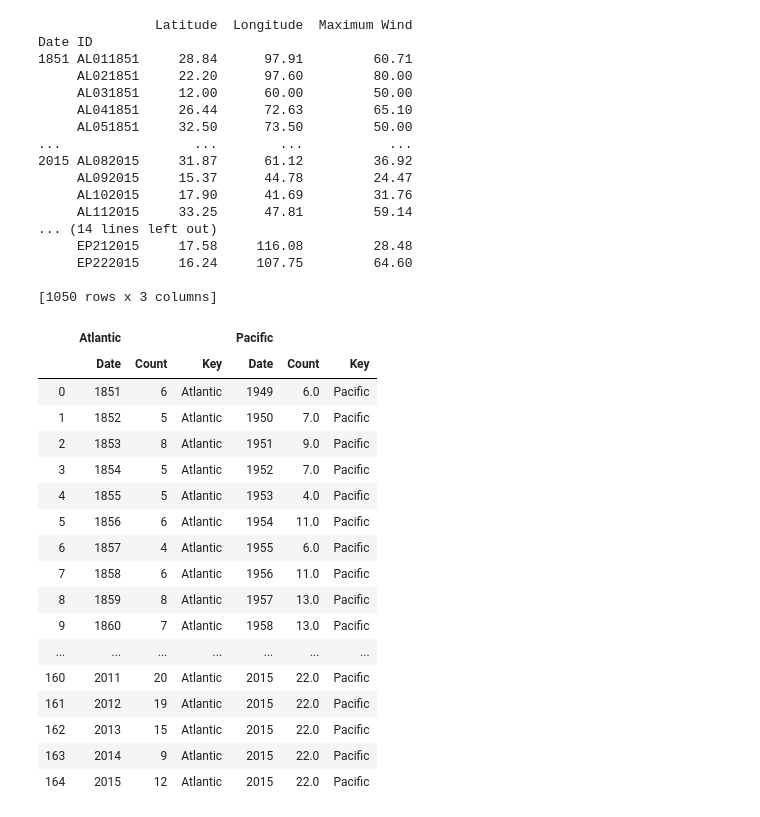
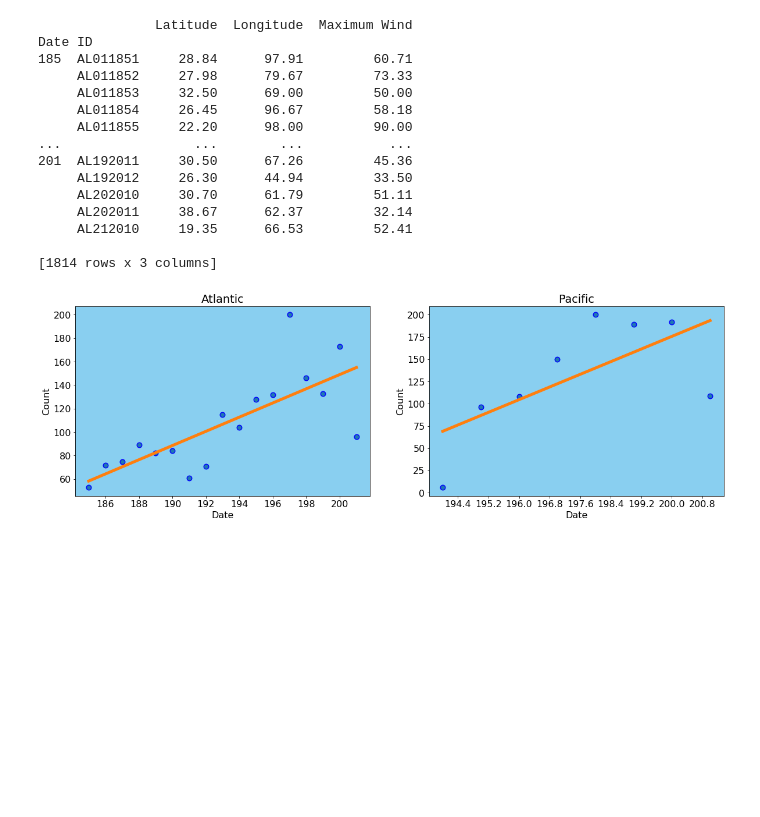
Before and after one commit to abd124abd/thinkful_data_science, a Jupyter notebook: prep_course/prep_capstone_hurricane_data_analysis.ipynb, the cells around one changed output. Saved outputs shown, nothing was run; the diff lists cells and outputs as text; code cells hidden in the pictures; blank space fills up the shorter version.

Commit message:
add: Hurricane max wind plot

```diff
--- a/prep_course/prep_capstone_hurricane_data_analysis.ipynb
+++ b/prep_course/prep_capstone_hurricane_data_analysis.ipynb
@@ -18,78 +19,75 @@ pacific['Latitude'] = pacific.Latitude.str[:-1].astype(float)
 pacific['Longitude'] = pacific.Longitude.str[:-1].astype(float)
 # %%
 # group by year and ID with means of Lat, Long and Max Wind for every unique ID
-atlantic = atlantic.groupby([atlantic.Date.str[:4], 'ID']).mean().round(2)
-pacific = pacific.groupby([pacific.Date.str[:4], 'ID']).mean().round(2)
+atlantic = atlantic.groupby([atlantic.Date.str[:3], 'ID']).mean().round(2)
+pacific = pacific.groupby([pacific.Date.str[:3], 'ID']).mean().round(2)
 print(atlantic)
-print(pacific)
+#print(pacific)
 # %% [output]
                Latitude  Longitude  Maximum Wind
 Date ID
-1851 AL011851     28.84      97.91         60.71
-     AL021851     22.20      97.60         80.00
-     AL031851     12.00      60.00         50.00
-     AL041851     26.44      72.63         65.10
-     AL051851     32.50      73.50         50.00
+185  AL011851     28.84      97.91         60.71
+     AL011852     27.98      79.67         73.33
+     AL011853     32.50      69.00         50.00
+     AL011854     26.45      96.67         58.18
+     AL011855     22.20      98.00         90.00
 ...                 ...        ...           ...
-2015 AL082015     31.87      61.12         36.92
-     AL092015     15.37      44.78         24.47
-     AL102015     17.90      41.69         31.76
-     AL112015     33.25      47.81         59.14
-... (14 lines left out)
-     EP212015     17.58     116.08         28.48
-     EP222015     16.24     107.75         64.60
+201  AL192011     30.50      67.26         45.36
+     AL192012     26.30      44.94         33.50
+     AL202010     30.70      61.79         51.11
+     AL202011     38.67      62.37         32.14
+     AL212010     19.35      66.53         52.41
 
-[1050 rows x 3 columns]
+[1814 rows x 3 columns]
 # %%
-# plot: Hurricane frequency
+# plot: Hurricane frequency of occurrence by year
+
 # values
 atlantic_counts_by_year = atlantic.groupby('Date').size().to_frame('Count').reset_index()
 pacific_counts_by_year = pacific.groupby('Date').size().to_frame('Count').reset_index()
 
 # plot configuration
 plt.figure(figsize=(20,6))
+plt.rcParams.update({'font.size': 16})
 
 # Atlantic
 ax = plt.subplot(1,2,1)
 ax.xaxis.set_major_locator(plt.MaxNLocator(10))
-x_values = atlantic_counts_by_year['Date'].tolist()
+ax.set_facecolor('#89cff0')
+ax.set_title('Atlantic')
+x_values = np.array(atlantic_counts_by_year['Date'].tolist()).astype(np.int)
 y_values = atlantic_counts_by_year['Count'].tolist()
 x_label = 'Date'
 y_label = 'Count'
 
-plt.scatter(x_values, y_values, marker='o', alpha=1, s=80, color='blue')
+plt.scatter(x_values, y_values,marker='o', alpha=1, s=80, c='blue', edgecolors='blue')
 plt.xlabel(x_label)
 plt.ylabel(y_label)
+
+# regression line
+slope, intercept, r_value, p_value, std_err = stats.linregress(x_values,y_values)
+line = slope*x_values+intercept
+plt.plot(x_values,y_values,'o', x_values, line, linewidth=5)
 
 # Pacific
 ax = plt.subplot(1,2,2)
 ax.xaxis.set_major_locator(plt.MaxNLocator(10))
-x_values = pacific_counts_by_year['Date'].tolist()
+ax.set_facecolor('#89cff0')
+ax.set_title('Pacific')
+x_values = np.array(pacific_counts_by_year['Date'].tolist()).astype(np.int)
 y_values = pacific_counts_by_year['Count'].tolist()
 x_label = 'Date'
 y_label = 'Count'
 
-plt.scatter(x_values, y_values,marker='o', alpha=1, s=80, color='blue')
+plt.scatter(x_values, y_values,marker='o', alpha=1, s=80, c='blue', edgecolors='blue')
 plt.xlabel(x_label)
 plt.ylabel(y_label)
 
+# regression line
+slope, intercept, r_value, p_value, std_err = stats.linregress(x_values,y_values)
+line = slope*x_values+intercept
+plt.plot(x_values,y_values,'o', x_values, line,linewidth=5)
+
 plt.show()
 # %% [output]
-|  | Atlantic |  |  | Pacific |  |  |
-|  | Date | Count | Key | Date | Count | Key |
-| 0 | 1851 | 6 | Atlantic | 1949 | 6.0 | Pacific |
-| 1 | 1852 | 5 | Atlantic | 1950 | 7.0 | Pacific |
-| 2 | 1853 | 8 | Atlantic | 1951 | 9.0 | Pacific |
-| 3 | 1854 | 5 | Atlantic | 1952 | 7.0 | Pacific |
-| 4 | 1855 | 5 | Atlantic | 1953 | 4.0 | Pacific |
-| 5 | 1856 | 6 | Atlantic | 1954 | 11.0 | Pacific |
-| 6 | 1857 | 4 | Atlantic | 1955 | 6.0 | Pacific |
-| 7 | 1858 | 6 | Atlantic | 1956 | 11.0 | Pacific |
-| 8 | 1859 | 8 | Atlantic | 1957 | 13.0 | Pacific |
-| 9 | 1860 | 7 | Atlantic | 1958 | 13.0 | Pacific |
-| ... | ... | ... | ... | ... | ... | ... |
-| 160 | 2011 | 20 | Atlantic | 2015 | 22.0 | Pacific |
-| 161 | 2012 | 19 | Atlantic | 2015 | 22.0 | Pacific |
-| 162 | 2013 | 15 | Atlantic | 2015 | 22.0 | Pacific |
-| 163 | 2014 | 9 | Atlantic | 2015 | 22.0 | Pacific |
-| 164 | 2015 | 12 | Atlantic | 2015 | 22.0 | Pacific |
+[figure, added]
```
Also changed, not shown: parts of 10 cells of this notebook.
